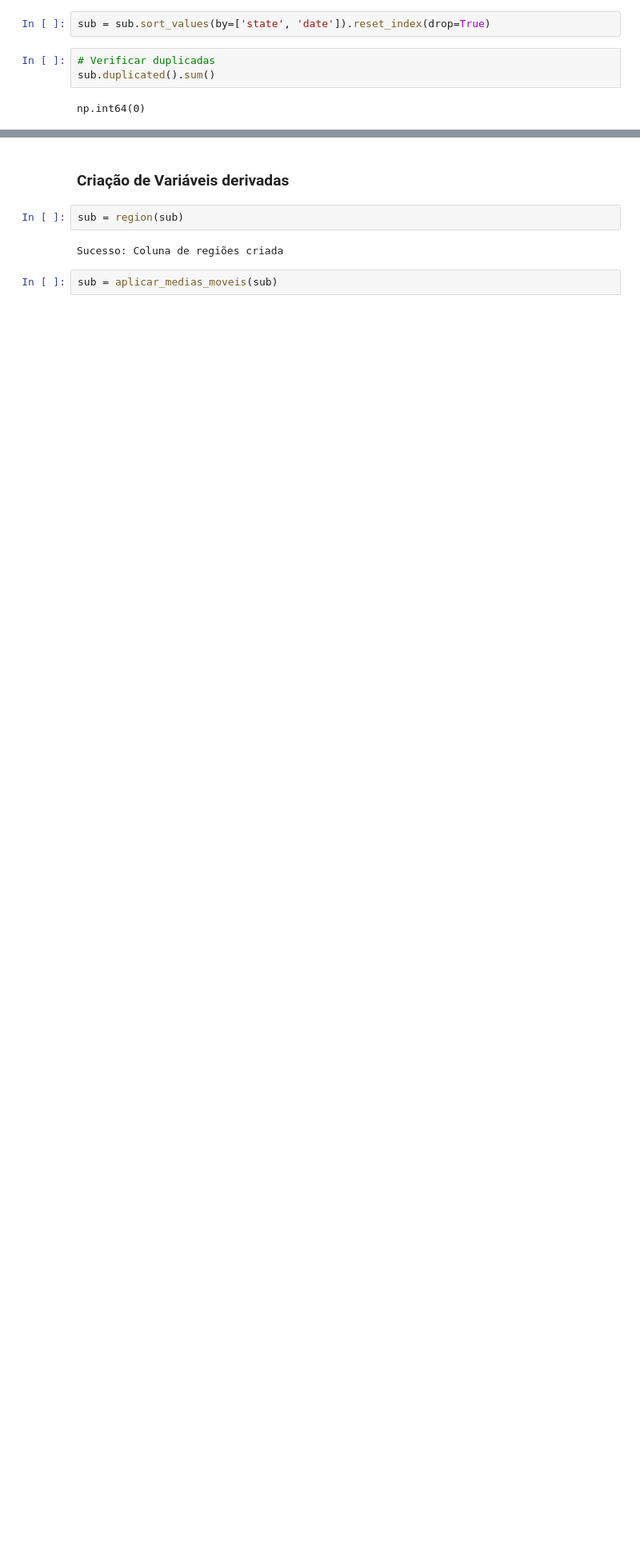
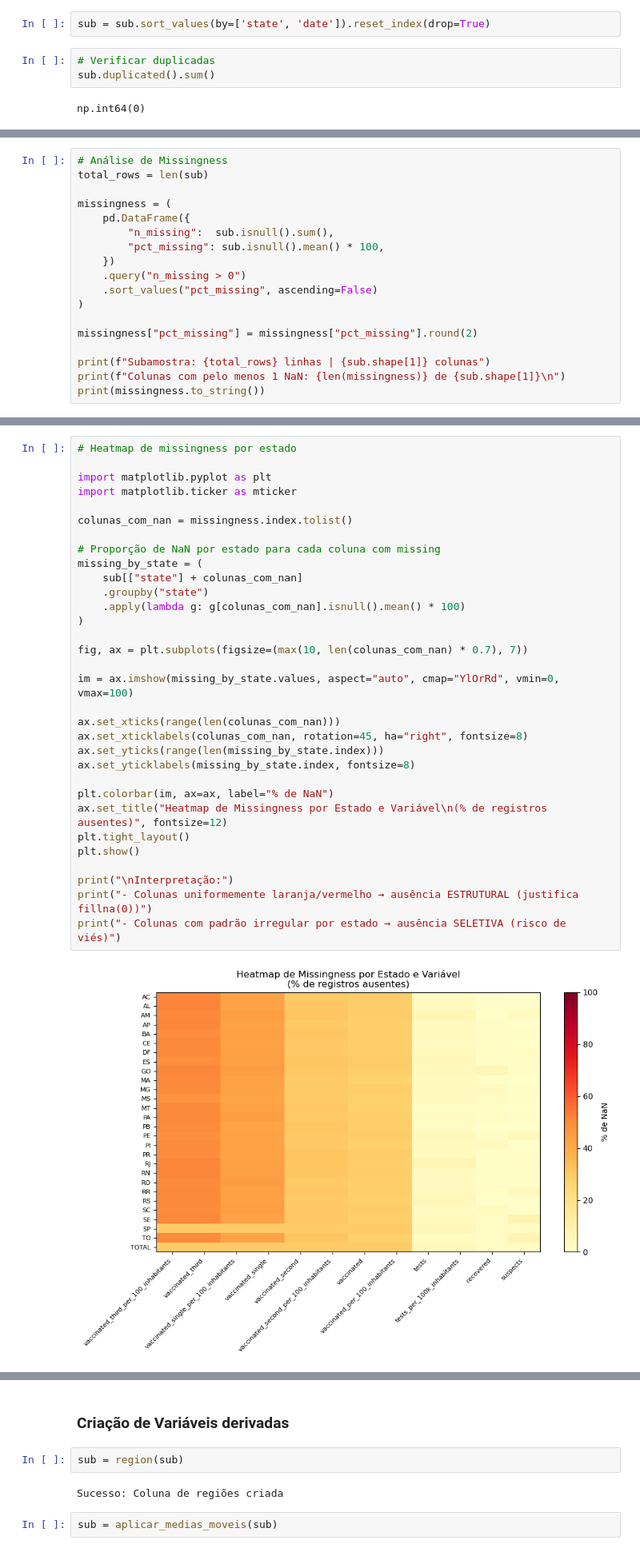
Before and after one commit to NightHuntress141/EP_USP_Analise_Dados_Covid, a Jupyter notebook: notebooks/01_exploracao.ipynb, the cells around one changed output, grey strips where cells are left out. Shown at 80% size. Drawn from its saved outputs; the diff is of its cells as text; blank space fills up the shorter version.

Commit message:
ataualizações para o fina da parte 2

```diff
--- a/notebooks/01_exploracao.ipynb
+++ b/notebooks/01_exploracao.ipynb
@@ -479,0 +176,18 @@ sub.fillna(0, inplace=True)
+# %%
+# Análise de Missingness
+total_rows = len(sub)
+
+missingness = (
+    pd.DataFrame({
+        "n_missing":  sub.isnull().sum(),
+        "pct_missing": sub.isnull().mean() * 100,
+    })
+    .query("n_missing > 0")
+    .sort_values("pct_missing", ascending=False)
+)
+
+missingness["pct_missing"] = missingness["pct_missing"].round(2)
+
+print(f"Subamostra: {total_rows} linhas | {sub.shape[1]} colunas")
+print(f"Colunas com pelo menos 1 NaN: {len(missingness)} de {sub.shape[1]}\n")
+print(missingness.to_string())
@@ -479,0 +293,34 @@ sub.fillna(0, inplace=True)
+# %%
+# Heatmap de missingness por estado
+
+import matplotlib.pyplot as plt
+import matplotlib.ticker as mticker
+
+colunas_com_nan = missingness.index.tolist()
+
+# Proporção de NaN por estado para cada coluna com missing
+missing_by_state = (
+    sub[["state"] + colunas_com_nan]
+    .groupby("state")
+    .apply(lambda g: g[colunas_com_nan].isnull().mean() * 100)
+)
+
+fig, ax = plt.subplots(figsize=(max(10, len(colunas_com_nan) * 0.7), 7))
+
+im = ax.imshow(missing_by_state.values, aspect="auto", cmap="YlOrRd", vmin=0, vmax=100)
+
+ax.set_xticks(range(len(colunas_com_nan)))
+ax.set_xticklabels(colunas_com_nan, rotation=45, ha="right", fontsize=8)
+ax.set_yticks(range(len(missing_by_state.index)))
+ax.set_yticklabels(missing_by_state.index, fontsize=8)
+
+plt.colorbar(im, ax=ax, label="% de NaN")
+ax.set_title("Heatmap de Missingness por Estado e Variável\n(% de registros ausentes)", fontsize=12)
+plt.tight_layout()
+plt.show()
+
+print("\nInterpretação:")
+print("- Colunas uniformemente laranja/vermelho → ausência ESTRUTURAL (justifica fillna(0))")
+print("- Colunas com padrão irregular por estado → ausência SELETIVA (risco de viés)")
+# %% [output]
+[figure, added]
```
Also changed, not shown: parts of 57 cells of this notebook, 1 other file.
